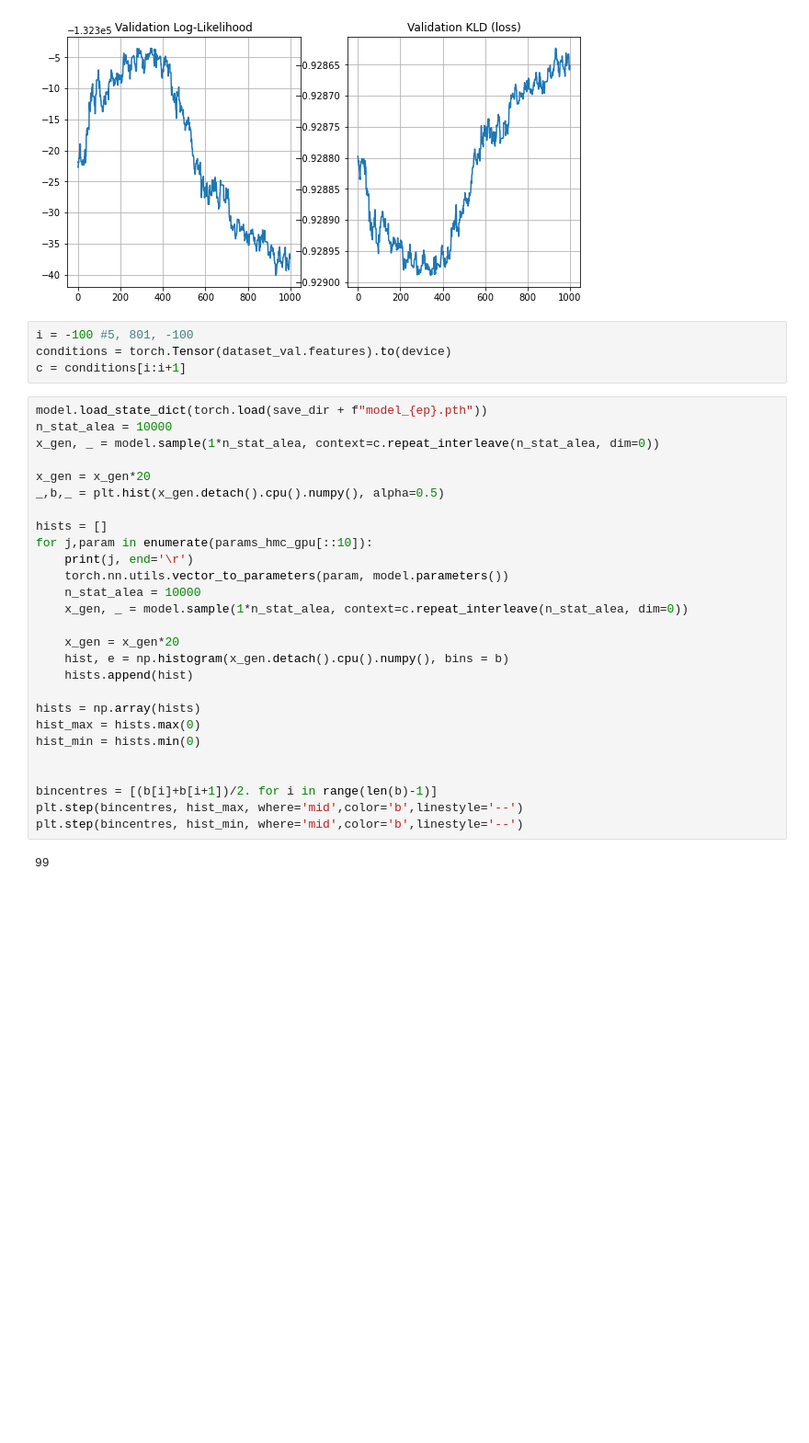
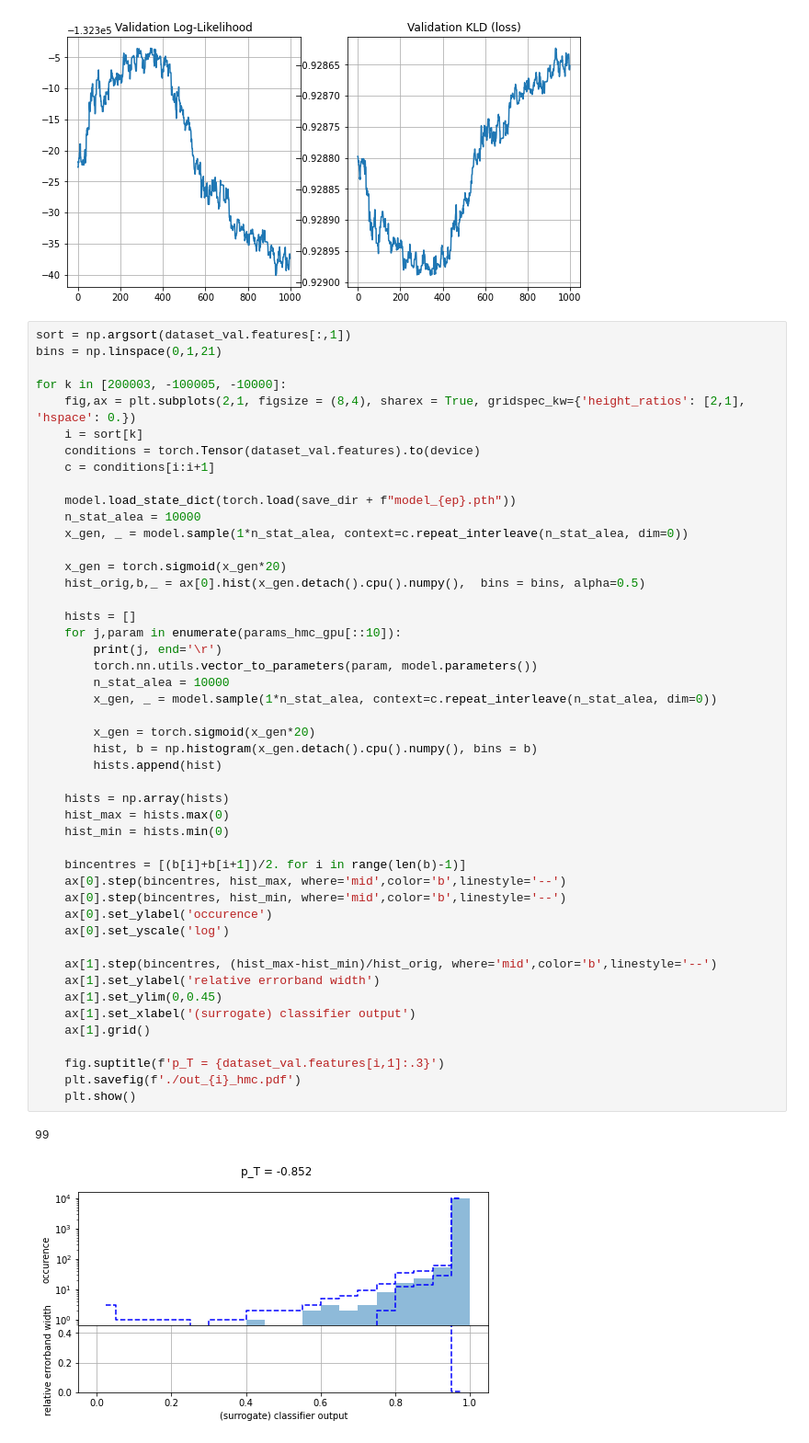
Before and after one commit to sbieringer/ClassificationSurrogates, a Jupyter notebook: cond_bayesian_flow.ipynb, the cells around one changed output. Shown at 92% size. Drawn from its saved outputs; the diff is of its cells as text; blank space fills up the shorter version.

```diff
--- a/cond_bayesian_flow.ipynb
+++ b/cond_bayesian_flow.ipynb
@@ -299,36 +299,53 @@ ax2.plot(torch.Tensor(ll_full).detach().cpu().numpy())
 ax2.grid()
 # %% [output]
 [figure]
-# %%
-i = -100 #5, 801, -100
-conditions = torch.Tensor(dataset_val.features).to(device)
-c = conditions[i:i+1]
 # %%
-model.load_state_dict(torch.load(save_dir + f"model_{ep}.pth"))
-n_stat_alea = 10000
-x_gen, _ = model.sample(1*n_stat_alea, context=c.repeat_interleave(n_stat_alea, dim=0))
+sort = np.argsort(dataset_val.features[:,1])
+bins = np.linspace(0,1,21)
 
-x_gen = x_gen*20
-_,b,_ = plt.hist(x_gen.detach().cpu().numpy(), alpha=0.5)
+for k in [200003, -100005, -10000]:
+    fig,ax = plt.subplots(2,1, figsize = (8,4), sharex = True, gridspec_kw={'height_ratios': [2,1], 'hspace': 0.})
+    i = sort[k]
+    conditions = torch.Tensor(dataset_val.features).to(device)
+    c = conditions[i:i+1]
 
-hists = []
-for j,param in enumerate(params_hmc_gpu[::10]):
-    print(j, end='\r')
-    torch.nn.utils.vector_to_parameters(param, model.parameters())
+    model.load_state_dict(torch.load(save_dir + f"model_{ep}.pth"))
     n_stat_alea = 10000
     x_gen, _ = model.sample(1*n_stat_alea, context=c.repeat_interleave(n_stat_alea, dim=0))
 
-    x_gen = x_gen*20
-    hist, e = np.histogram(x_gen.detach().cpu().numpy(), bins = b)
-    hists.append(hist)
+    x_gen = torch.sigmoid(x_gen*20)
+    hist_orig,b,_ = ax[0].hist(x_gen.detach().cpu().numpy(),  bins = bins, alpha=0.5)
 
-hists = np.array(hists)
-hist_max = hists.max(0)
-hist_min = hists.min(0)
+    hists = []
+    for j,param in enumerate(params_hmc_gpu[::10]):
+        print(j, end='\r')
+        torch.nn.utils.vector_to_parameters(param, model.parameters())
+        n_stat_alea = 10000
+        x_gen, _ = model.sample(1*n_stat_alea, context=c.repeat_interleave(n_stat_alea, dim=0))
 
+        x_gen = torch.sigmoid(x_gen*20)
+        hist, b = np.histogram(x_gen.detach().cpu().numpy(), bins = b)
+        hists.append(hist)
 
-bincentres = [(b[i]+b[i+1])/2. for i in range(len(b)-1)]
-plt.step(bincentres, hist_max, where='mid',color='b',linestyle='--')
-plt.step(bincentres, hist_min, where='mid',color='b',linestyle='--')
+    hists = np.array(hists)
+    hist_max = hists.max(0)
+    hist_min = hists.min(0)
+
+    bincentres = [(b[i]+b[i+1])/2. for i in range(len(b)-1)]
+    ax[0].step(bincentres, hist_max, where='mid',color='b',linestyle='--')
+    ax[0].step(bincentres, hist_min, where='mid',color='b',linestyle='--')
+    ax[0].set_ylabel('occurence')
+    ax[0].set_yscale('log')
+
+    ax[1].step(bincentres, (hist_max-hist_min)/hist_orig, where='mid',color='b',linestyle='--')
+    ax[1].set_ylabel('relative errorband width')
+    ax[1].set_ylim(0,0.45)
+    ax[1].set_xlabel('(surrogate) classifier output')
+    ax[1].grid()
+
+    fig.suptitle(f'p_T = {dataset_val.features[i,1]:.3}')
+    plt.savefig(f'./out_{i}_hmc.pdf')
+    plt.show()
 # %% [output]
 99
+[figure, new version]
```
Also changed, not shown: parts of 8 cells of this notebook, 8 other files.
